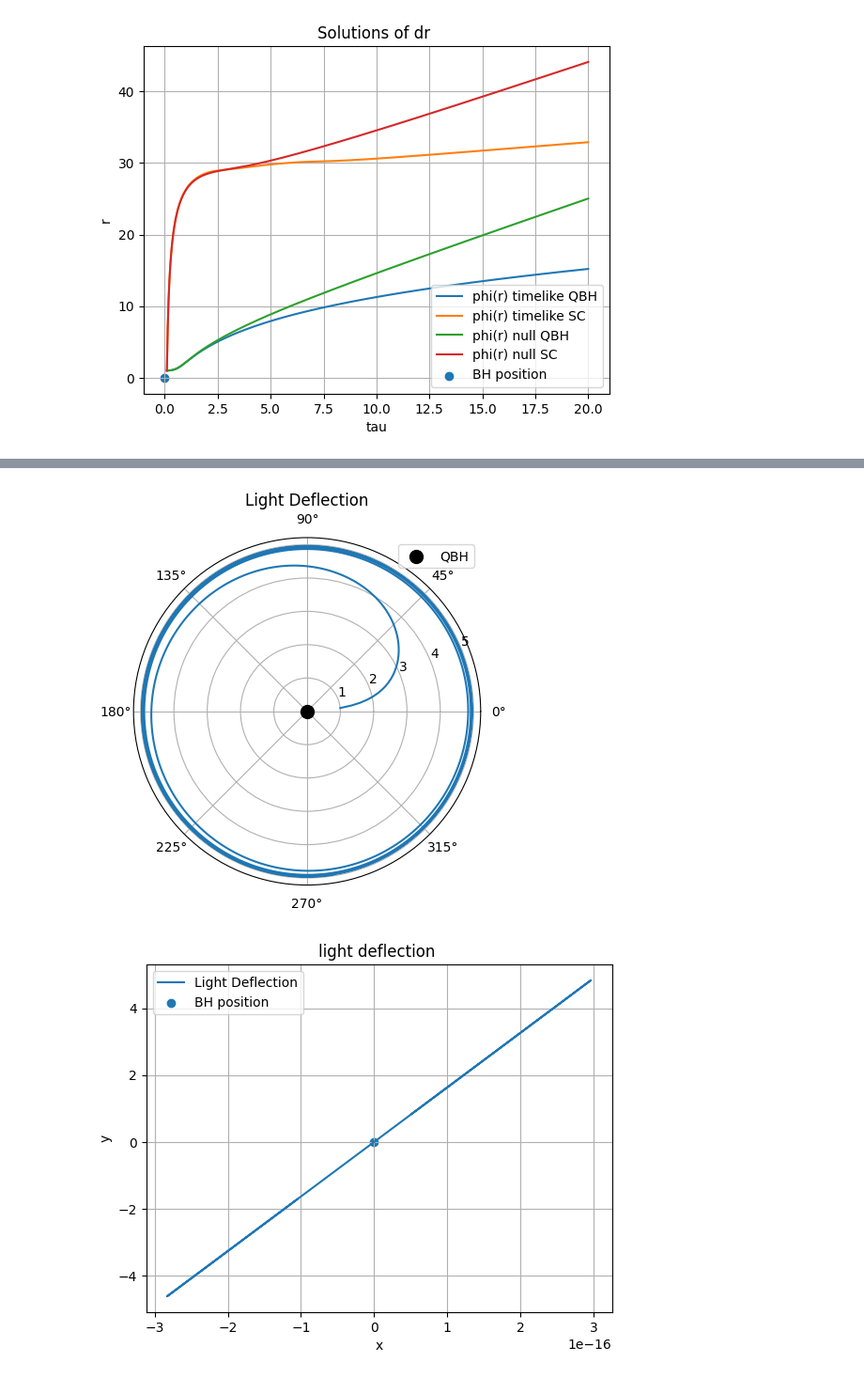
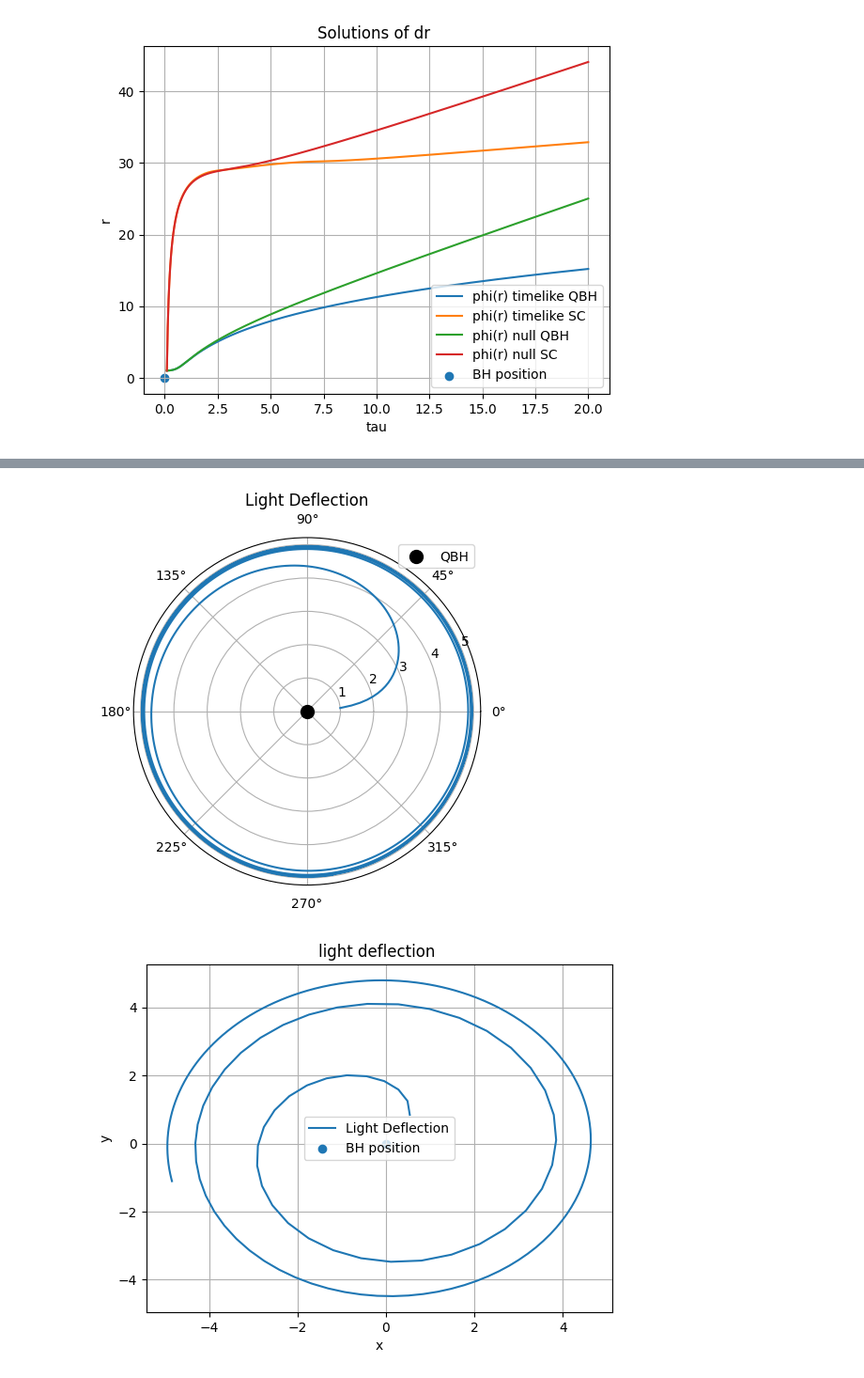
Before and after one commit to AdamSmithOrlik/quantum-black-holes, a Jupyter notebook: darius/research.ipynb, the cells around one changed output, grey strips where cells are left out. Shown at 94% size. Cells and saved outputs as stored; diff of their text form; code cells hidden in the pictures.

```diff
--- a/darius/research.ipynb
+++ b/darius/research.ipynb
@@ -1070,39 +1083,37 @@ plt.show()
 #cartesian#####
 
 def diff_eq(r, y):
-
+    L=7
     return (L)/h2(r)
 
 
 # Define the range of r values
 r_min, r_max = 0.1, 20
 r_values = np.linspace(r_min, r_max, 1000)
 
 # Initial condition
 y0 = [1.0]
 
 # Solve the differential equation
 phi_solution_LD = solve_ivp(diff_eq, (r_min, r_max), y0, t_eval=r_values)
 
 
 import matplotlib.pyplot as plt
 phi_s_LD = np.array(phi_solution_LD.y).flatten()
 
 
 
-
-x_list=(drdphi_LD_solution.y[0])*np.cos(np.pi/2)*np.sin(phi_s_LD)
-y_list=(drdphi_LD_solution.y[0])*np.sin(np.pi/2)*np.sin(phi_s_LD)
+x_list=(drdphi_LD_solution.y[0])*(np.cos(phi_s_LD))
+y_list=(drdphi_LD_solution.y[0])*(np.sin(phi_s_LD))
 plt.plot(x_list, y_list, label='Light Deflection')
 plt.scatter([0], [0], label='BH position')
 plt.xlabel('x')
 plt.ylabel('y')
 plt.title('light deflection ')
 plt.legend()
 plt.grid()
 plt.show()
-print(x_list)
 # %% [output]
 [figure]
 [figure]
-[figure, old version]
+[figure, new version]
```
Also changed, not shown: parts of 2 cells of this notebook.
